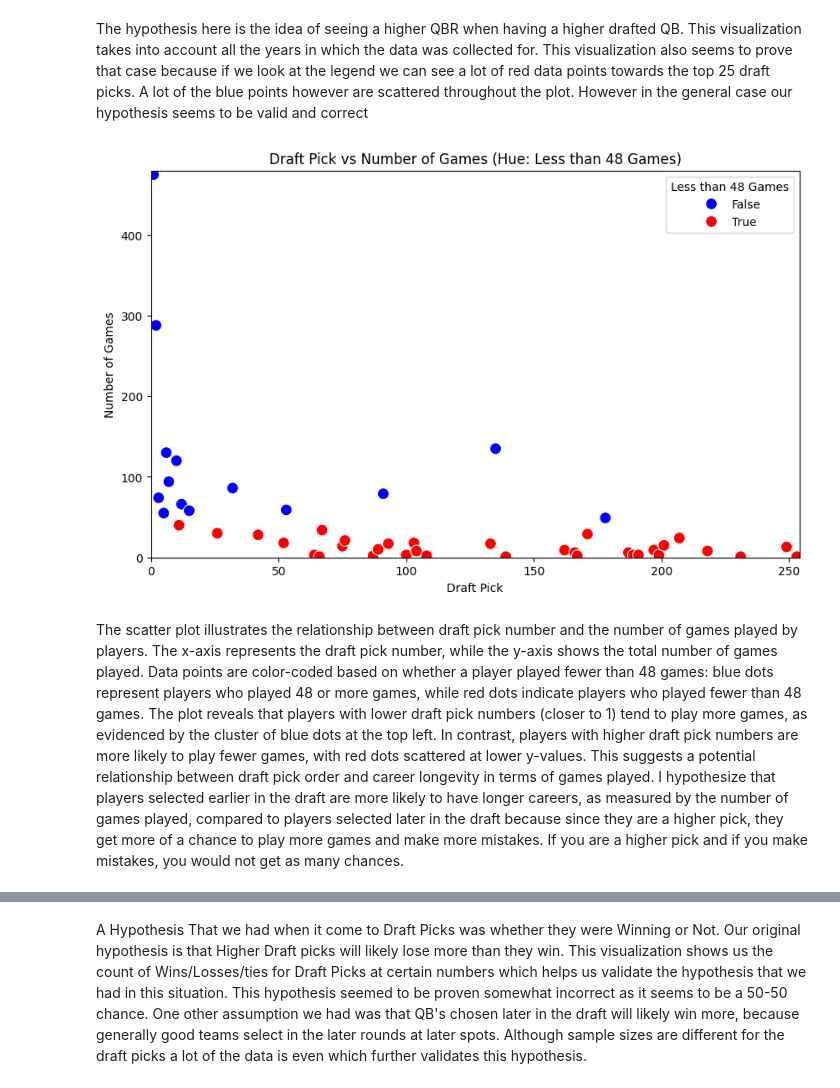
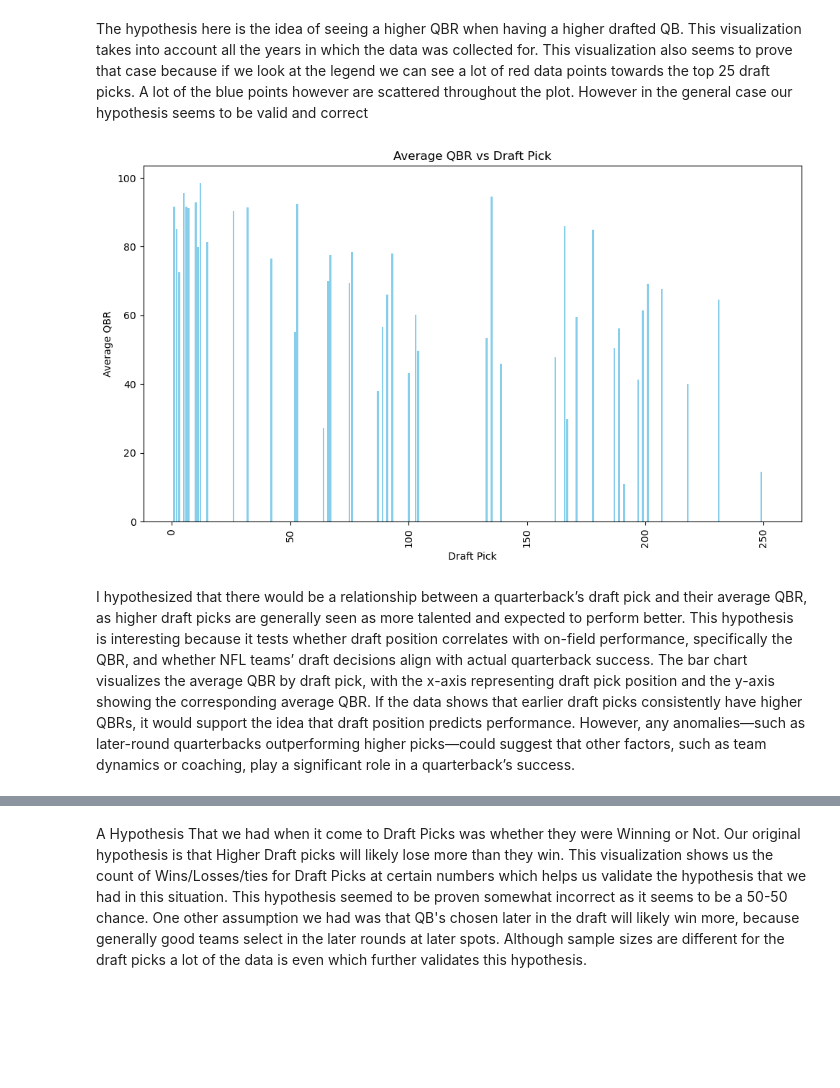
Before and after one commit to cs418-fa24/project-check-in-team-8, a Jupyter notebook: Final_report.ipynb, the cells around one changed output, grey strips where cells are left out. Saved outputs shown, nothing was run; the diff lists cells and outputs as text; code cells hidden in the pictures; blank space fills up the shorter version.

```diff
--- a/Final_report.ipynb
+++ b/Final_report.ipynb
@@ -80,35 +80,33 @@ plt.show()
 # %% [markdown]
 The hypothesis here is the idea of seeing a higher QBR when having a higher drafted QB. This visualization takes into account all the years in which the data was collected for. This visualization also seems to prove that case because if we look at the legend we can see a lot of red data points towards the top 25 draft picks. A lot of the blue points however are scattered throughout the plot. However in the general case our hypothesis seems to be valid and correct
 # %%
+#ONE VISUALIZATOIN(VASU)
+import numpy as np
 import pandas as pd
 import matplotlib.pyplot as plt
+from mpl_toolkits import mplot3d
+from sklearn.linear_model import LinearRegression, LogisticRegression
 import seaborn as sns
 
-# Load the data from the CSV file
-df = pd.read_csv('combinedQBStats.csv')
+data = pd.read_csv('combinedQBStats.csv')
 
-# Count the number of games for each draft pick
-games_count = df.groupby("Draft Pick").size().reset_index(name="Count")
+# Group by 'Draft Pick' and calculate the average QBR
+average_qbr = data.groupby('Draft Pick')['QBR'].mean().reset_index()
 
-# Add a column for hue (less than 48 games)
-games_count['Less than 48 Games'] = games_count['Count'] < 48
+# Create a bar plot
+plt.figure(figsize=(10, 6))
+plt.bar(average_qbr['Draft Pick'], average_qbr['QBR'], color='skyblue')
 
-# Create the scatter plot
-plt.figure(figsize=(10, 6))
-sns.scatterplot(data=games_count, x="Draft Pick", y="Count", hue="Less than 48 Games",
-                palette={True: 'red', False: 'blue'}, s=100)
+# Add titles and labels
+plt.title('Average QBR vs Draft Pick')
+plt.xlabel('Draft Pick')
+plt.ylabel('Average QBR')
+plt.xticks(rotation=90)  # Rotate x-axis labels for better readability
 
-# Adjust axes to add padding
-plt.xlabel("Draft Pick")
-plt.ylabel("Number of Games")
-plt.title("Draft Pick vs Number of Games (Hue: Less than 48 Games)")
-plt.xlim(games_count["Draft Pick"].min() - 1, games_count["Draft Pick"].max() + 1)
-plt.ylim(games_count["Count"].min() - 1, games_count["Count"].max() + 5)
-
-# Add legend
-plt.legend(title="Less than 48 Games")
+# Show the plot
+plt.tight_layout()
 plt.show()
 # %% [output]
-[figure, old version]
+[figure, new version]
 # %% [markdown]
-The scatter plot illustrates the relationship between draft pick number and the number of games played by players. The x-axis represents the draft pick number, while the y-axis shows the total number of games played. Data points are color-coded based on whether a player played fewer than 48 games: blue dots represent players who played 48 or more games, while red dots indicate players who played fewer than 48 games. The plot reveals that players with lower draft pick numbers (closer to 1) tend to play more games, as evidenced by the cluster of blue dots at the top left. In contrast, players with higher draft pick numbers are more likely to play fewer games, with red dots scattered at lower y-values. This suggests a potential relationship between draft pick order and career longevity in terms of games played. I hypothesize that players selected earlier in the draft are more likely to have longer careers, as measured by the number of games played, compared to players selected later in the draft because since they are a higher pick, they get more of a chance to play more games and make more mistakes. If you are a higher pick and if you make mistakes, you would not get as many chances.
+I hypothesized that there would be a relationship between a quarterback’s draft pick and their average QBR, as higher draft picks are generally seen as more talented and expected to perform better. This hypothesis is interesting because it tests whether draft position correlates with on-field performance, specifically the QBR, and whether NFL teams’ draft decisions align with actual quarterback success. The bar chart visualizes the average QBR by draft pick, with the x-axis representing draft pick position and the y-axis showing the corresponding average QBR. If the data shows that earlier draft picks consistently have higher QBRs, it would support the idea that draft position predicts performance. However, any anomalies—such as later-round quarterbacks outperforming higher picks—could suggest that other factors, such as team dynamics or coaching, play a significant role in a quarterback’s success.
```
Also changed, not shown: parts of 11 cells of this notebook.
